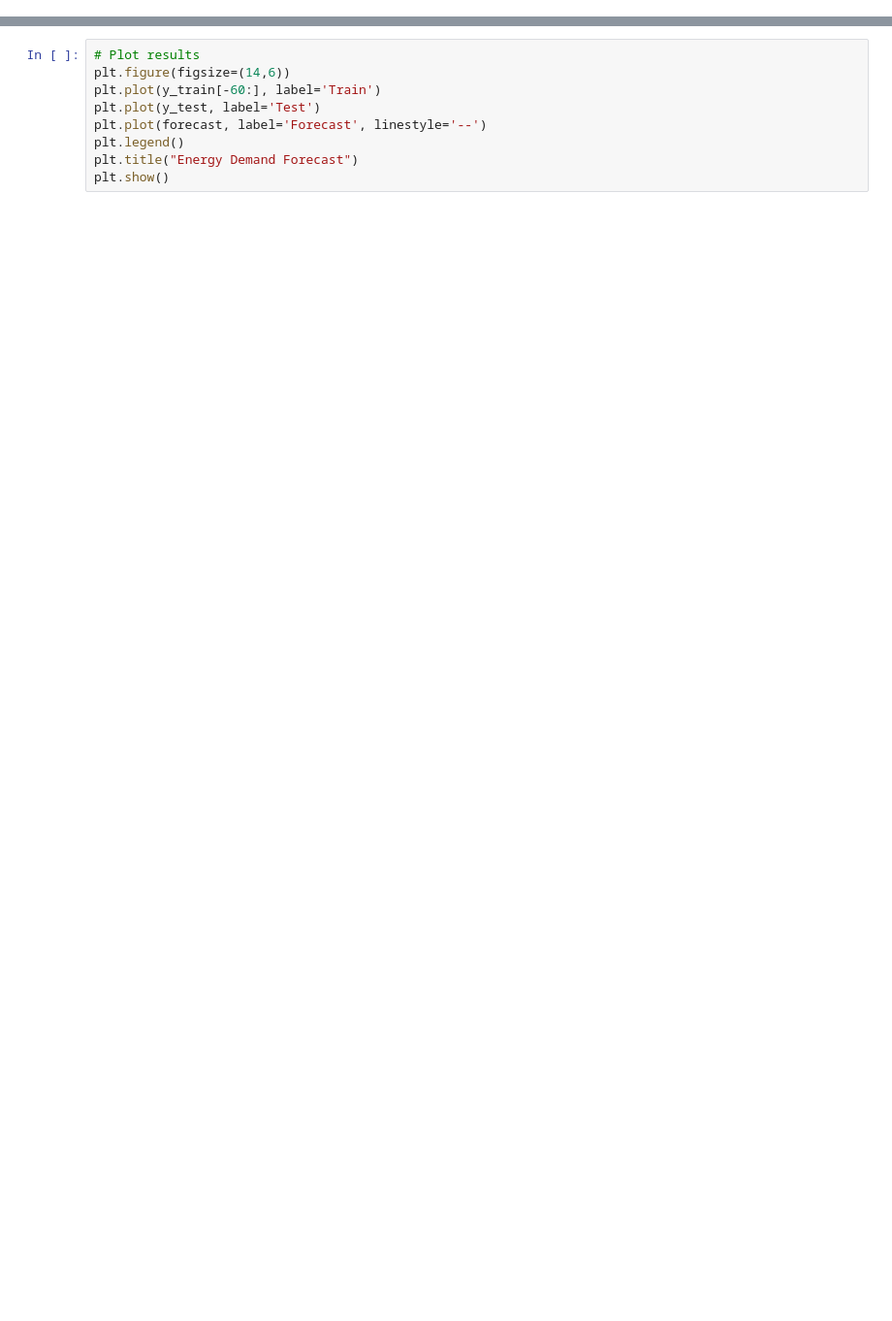
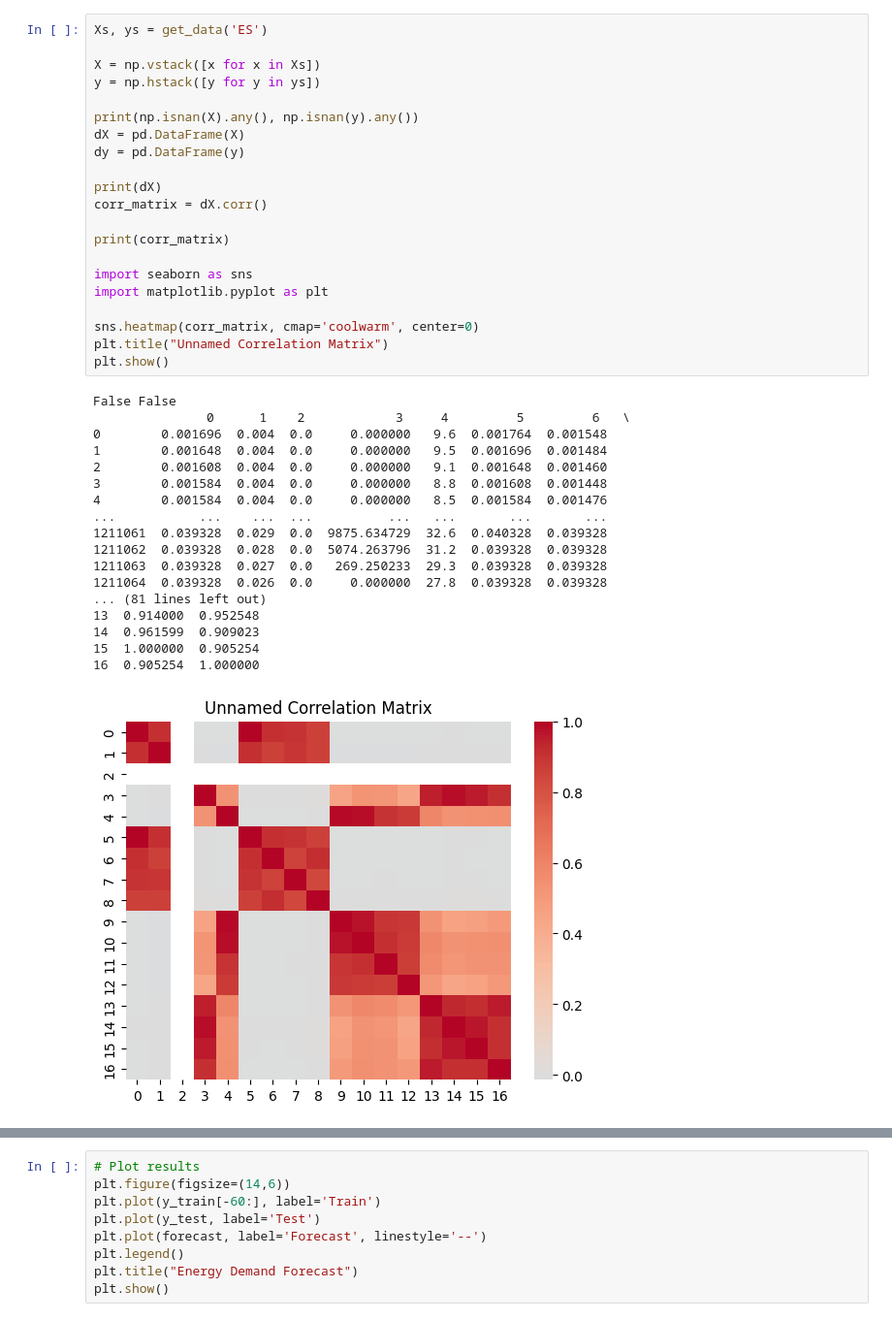
Before and after one commit to vimohr/ETH_Datathon_2025, a Jupyter notebook: vini.ipynb, the cells around one changed output, grey strips where cells are left out. Shown at 97% size. Cells and saved outputs as stored; diff of their text form; blank space fills up the shorter version.

```diff
--- a/vini.ipynb
+++ b/vini.ipynb
@@ -58,0 +55,40 @@ print(f"Test MSE: {mse:.2f}")
+# %%
+Xs, ys = get_data('ES')
+
+X = np.vstack([x for x in Xs])
+y = np.hstack([y for y in ys])
+
+print(np.isnan(X).any(), np.isnan(y).any())
+dX = pd.DataFrame(X)
+dy = pd.DataFrame(y)
+
+print(dX)
+corr_matrix = dX.corr()
+
+print(corr_matrix)
+
+import seaborn as sns
+import matplotlib.pyplot as plt
+
+sns.heatmap(corr_matrix, cmap='coolwarm', center=0)
+plt.title("Unnamed Correlation Matrix")
+plt.show()
+# %% [output]
+False False
+               0      1    2            3     4         5         6   \
+0        0.001696  0.004  0.0     0.000000   9.6  0.001764  0.001548
+1        0.001648  0.004  0.0     0.000000   9.5  0.001696  0.001484
+2        0.001608  0.004  0.0     0.000000   9.1  0.001648  0.001460
+3        0.001584  0.004  0.0     0.000000   8.8  0.001608  0.001448
+4        0.001584  0.004  0.0     0.000000   8.5  0.001584  0.001476
+...           ...    ...  ...          ...   ...       ...       ...
+1211061  0.039328  0.029  0.0  9875.634729  32.6  0.040328  0.039328
+1211062  0.039328  0.028  0.0  5074.263796  31.2  0.039328  0.039328
+1211063  0.039328  0.027  0.0   269.250233  29.3  0.039328  0.039328
+1211064  0.039328  0.026  0.0     0.000000  27.8  0.039328  0.039328
+... (81 lines left out)
+13  0.914000  0.952548
+14  0.961599  0.909023
+15  1.000000  0.905254
+16  0.905254  1.000000
+[figure, added]
```
Also changed, not shown: parts of 4 cells of this notebook, 2 other files.
